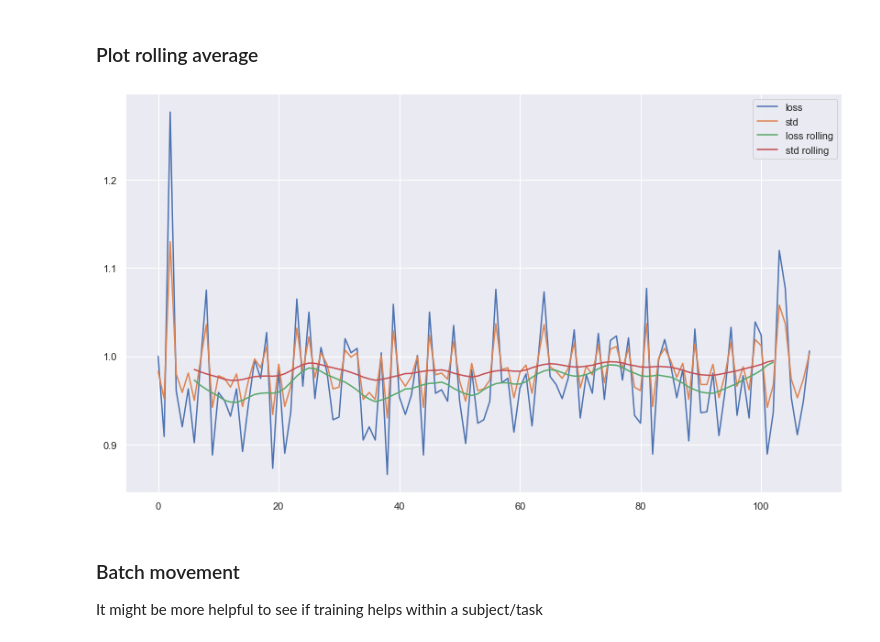
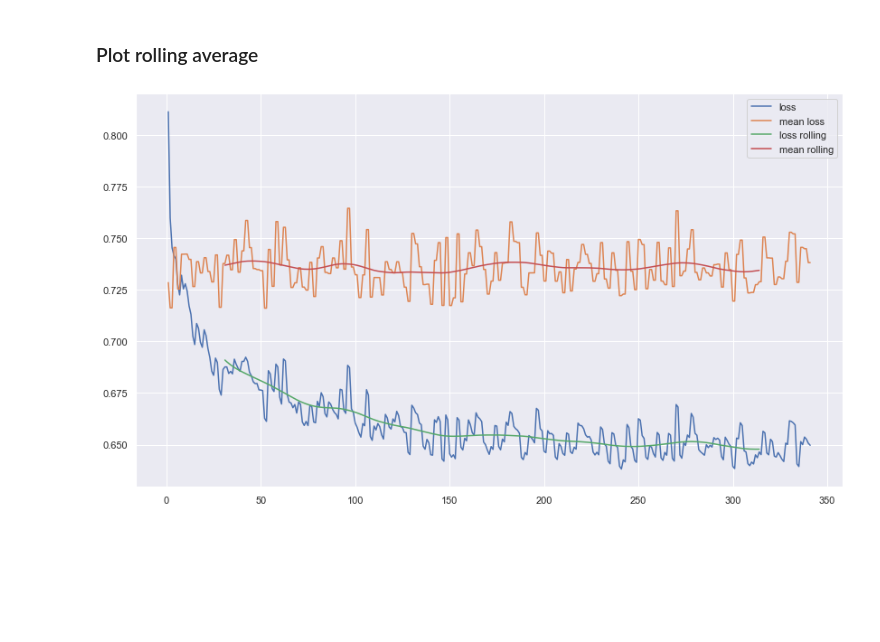
Before and after one commit to pstetz/slowmo, a Jupyter notebook: src/history.ipynb, the cells around one changed output. Saved outputs shown, nothing was run; the diff lists cells and outputs as text; code cells hidden in the pictures; blank space fills up the shorter version.

```diff
--- a/src/history.ipynb
+++ b/src/history.ipynb
@@ -13,27 +13,25 @@ sns.set()
 # %%
 df = pd.read_csv("/Volumes/hd_4tb/results/history.csv")
 
-skip = 0 # The first few ones are a bit shakey
-window_size = 5
+skip = 1 # The first few ones are a bit shakey
+window_size = 20
 
-loss = df["loss"].iloc[skip:]
-loss[loss > 2] = 1
-_std = df["std"].iloc[skip:]
+loss = df.copy()["loss"].iloc[skip:]
+mean_loss = df.copy()["mean_loss"].iloc[skip:]
+_std = df.copy()["std"].iloc[skip:]
 
 plt.figure(figsize=(14, 8))
 plt.plot(loss, label="loss")
-plt.plot(_std, label="std")
+plt.plot(mean_loss, label="mean loss")
+# plt.plot(_std, label="std")
 
-for name, series in [("loss", loss), ("std", _std)]:
+for name, series in [("loss", loss), ("mean", mean_loss)]:
     rolling = series.rolling(window_size, center=True).mean()
     rolling = rolling.rolling(window_size, center=True).mean()
     rolling = rolling.rolling(window_size, center=True).mean()
     plt.plot(rolling, label="%s rolling" % name)
 
+# plt.ylim([-0.1, 100])
 plt.legend();
 # %% [output]
-[figure, old version]
+[figure, new version]
-# %% [markdown]
-### Batch movement
-
-It might be more helpful to see if training helps within a subject/task
```
Also changed, not shown: parts of 2 cells of this notebook, 2 other files.
